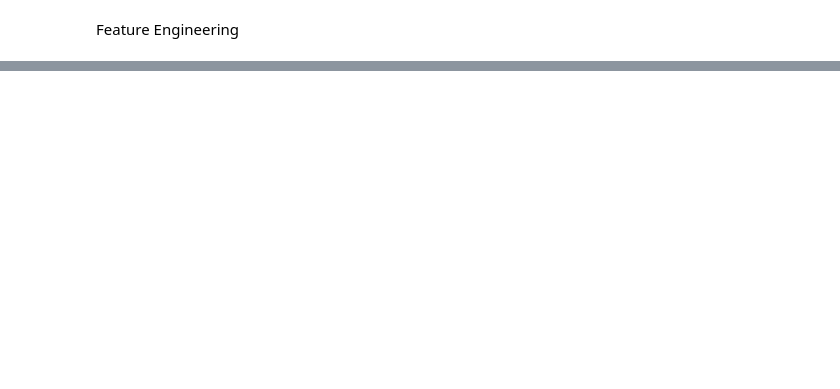
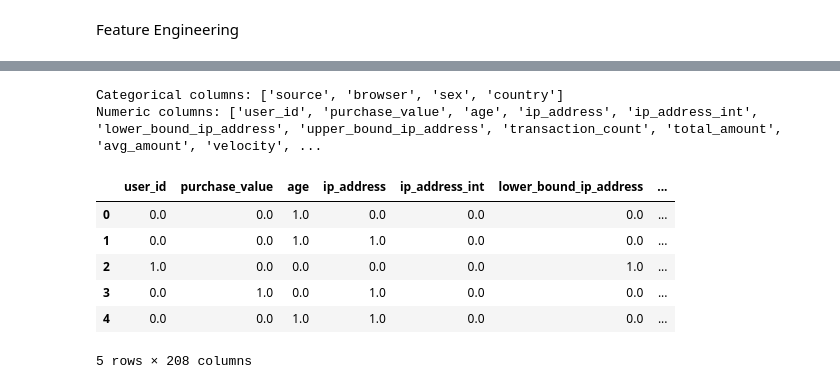
Before and after one commit to Henamen21/Fraud-Detection-Model, a Jupyter notebook: notebooks/processor.ipynb, the cells around one changed output, grey strips where cells are left out. Drawn from its saved outputs; the diff is of its cells as text; code cells hidden in the pictures; blank space fills up the shorter version.

```diff
--- a/notebooks/processor.ipynb
+++ b/notebooks/processor.ipynb
@@ -271,0 +375,10 @@ TypeError: unsupported operand type(s) for -: 'str' and 'str'
+# %%
+# Identify categorical and numeric columns
+categorical_cols = X.select_dtypes(include=['object']).columns.tolist()
+numeric_cols = X.select_dtypes(exclude=['object']).columns.tolist()
+# %%
+print("Categorical columns:", categorical_cols)
+print("Numeric columns:", numeric_cols)
+# %% [output]
+Categorical columns: ['source', 'browser', 'sex', 'country']
+Numeric columns: ['user_id', 'purchase_value', 'age', 'ip_address', 'ip_address_int', 'lower_bound_ip_address', 'upper_bound_ip_address', 'transaction_count', 'total_amount', 'avg_amount', 'velocity', ...
@@ -271,0 +392,39 @@ TypeError: unsupported operand type(s) for -: 'str' and 'str'
+# %%
+preprocessor = ColumnTransformer(
+    transformers=[
+        ('cat', OneHotEncoder(handle_unknown='ignore'), categorical_cols),
+        ('num', StandardScaler(), numeric_cols)
+    ]
+)
+# %%
+X_processed = preprocessor.fit_transform(X)
+# %%
+import numpy as np
+# 1. Apply SMOTE
+smote = SMOTE(random_state=42)
+X_resampled, y_resampled = smote.fit_resample(X_processed, y)
+
+# If X_resampled is sparse (check type)
+if hasattr(X_resampled, "toarray"):
+    X_resampled = X_resampled.toarray()
+# %%
+# 2. Get feature names from ColumnTransformer
+ohe = preprocessor.named_transformers_['cat']
+cat_feature_names = ohe.get_feature_names_out(categorical_cols)
+num_feature_names = numeric_cols
+all_feature_names = list(num_feature_names) + list(cat_feature_names)
+
+# 3. Convert to DataFrame
+X_resampled_df = pd.DataFrame(X_resampled, columns=all_feature_names)
+
+# 4. Add target column
+X_resampled_df['class'] = y_resampled
+X_resampled_df.head()
+# %% [output]
+|  | user_id | purchase_value | age | ip_address | ip_address_int | lower_bound_ip_address | ... |
+| 0 | 0.0 | 0.0 | 1.0 | 0.0 | 0.0 | 0.0 | ... |
+| 1 | 0.0 | 0.0 | 1.0 | 1.0 | 0.0 | 0.0 | ... |
+| 2 | 1.0 | 0.0 | 0.0 | 0.0 | 0.0 | 1.0 | ... |
+| 3 | 0.0 | 1.0 | 0.0 | 1.0 | 0.0 | 0.0 | ... |
+| 4 | 0.0 | 0.0 | 1.0 | 1.0 | 0.0 | 0.0 | ... |
+5 rows × 208 columns
```
Also changed, not shown: parts of 23 cells of this notebook.
